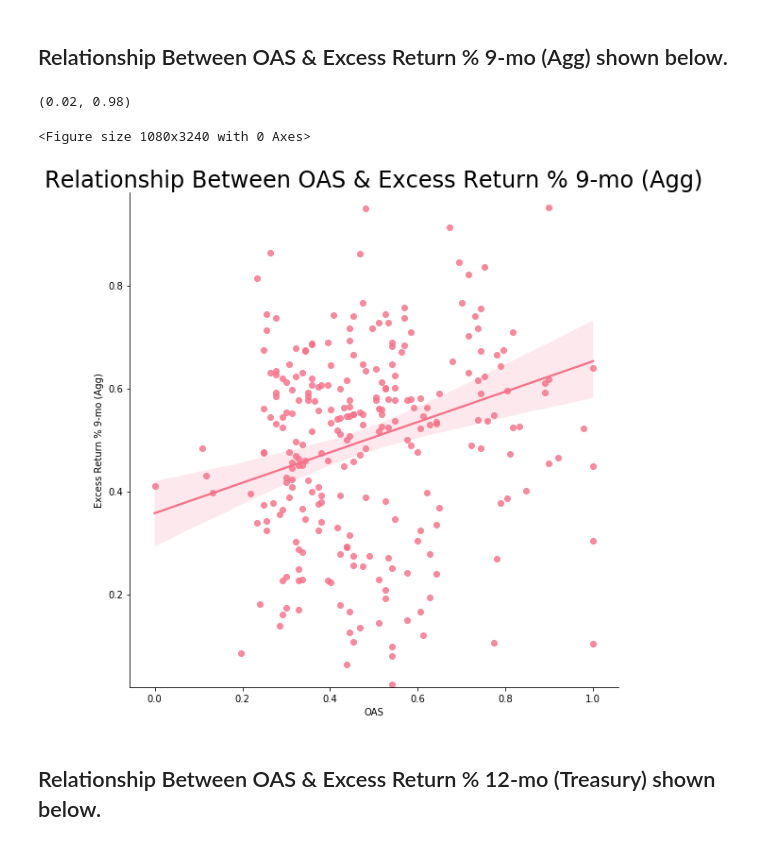
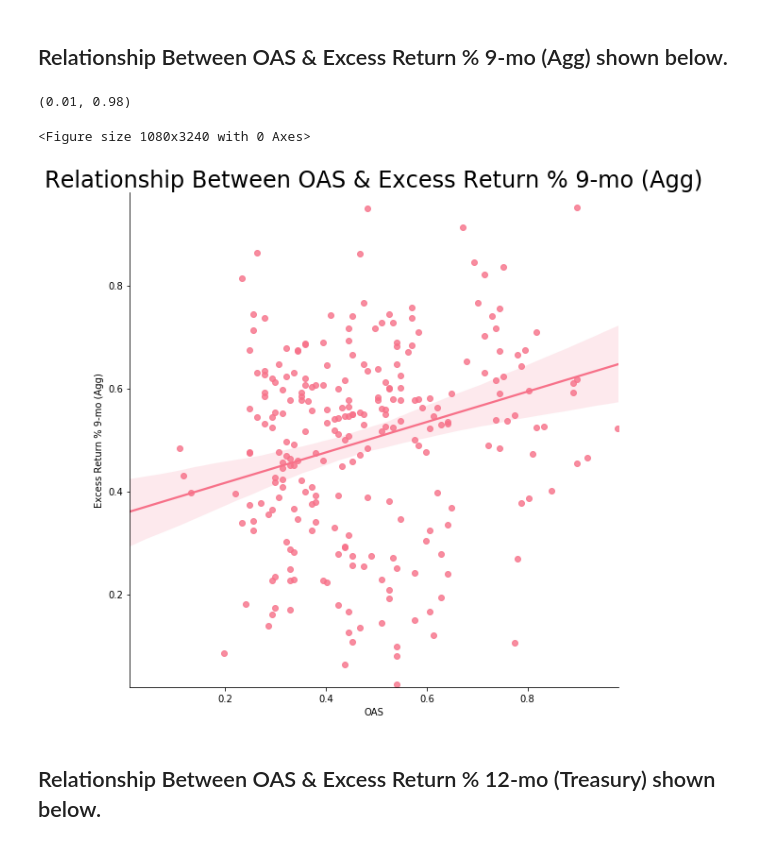
Before and after one commit to valazeinali/BoydWatterson, a Jupyter notebook: BoydWatterson/Analysis of Min_Max Data_NO_Outliers_MBS.ipynb, the cells around one changed output. Saved outputs shown, nothing was run; the diff lists cells and outputs as text; code cells hidden in the pictures.

```diff
--- a/BoydWatterson/Analysis of Min_Max Data_NO_Outliers_MBS.ipynb
+++ b/BoydWatterson/Analysis of Min_Max Data_NO_Outliers_MBS.ipynb
@@ -143,14 +157,16 @@ plt.ylim(bottom=.02)
 # %%
 # For OAS Excess Return % 9-mo (Agg)
 fig=plt.figure(figsize=(15, 45)) # Manager
 sns.lmplot('OAS','Excess Return % 9-mo (Agg)', data = data, height=8, fit_reg=True)
 plt.title('Relationship Between OAS & Excess Return % 9-mo (Agg)', size=24)
 plt.ylim(top=0.98)
 plt.ylim(bottom=.02)
+plt.xlim(right=.98)
+plt.xlim(left=.01)
 # %% [output]
-(0.02, 0.98)
+(0.01, 0.98)
 <Figure size 1080x3240 with 0 Axes>
-[figure, old version]
+[figure, new version]
 # %% [markdown]
 ## Relationship Between OAS & Excess Return % 12-mo (Treasury) shown below.
 # %%
```
Also changed, not shown: parts of 109 cells of this notebook.
